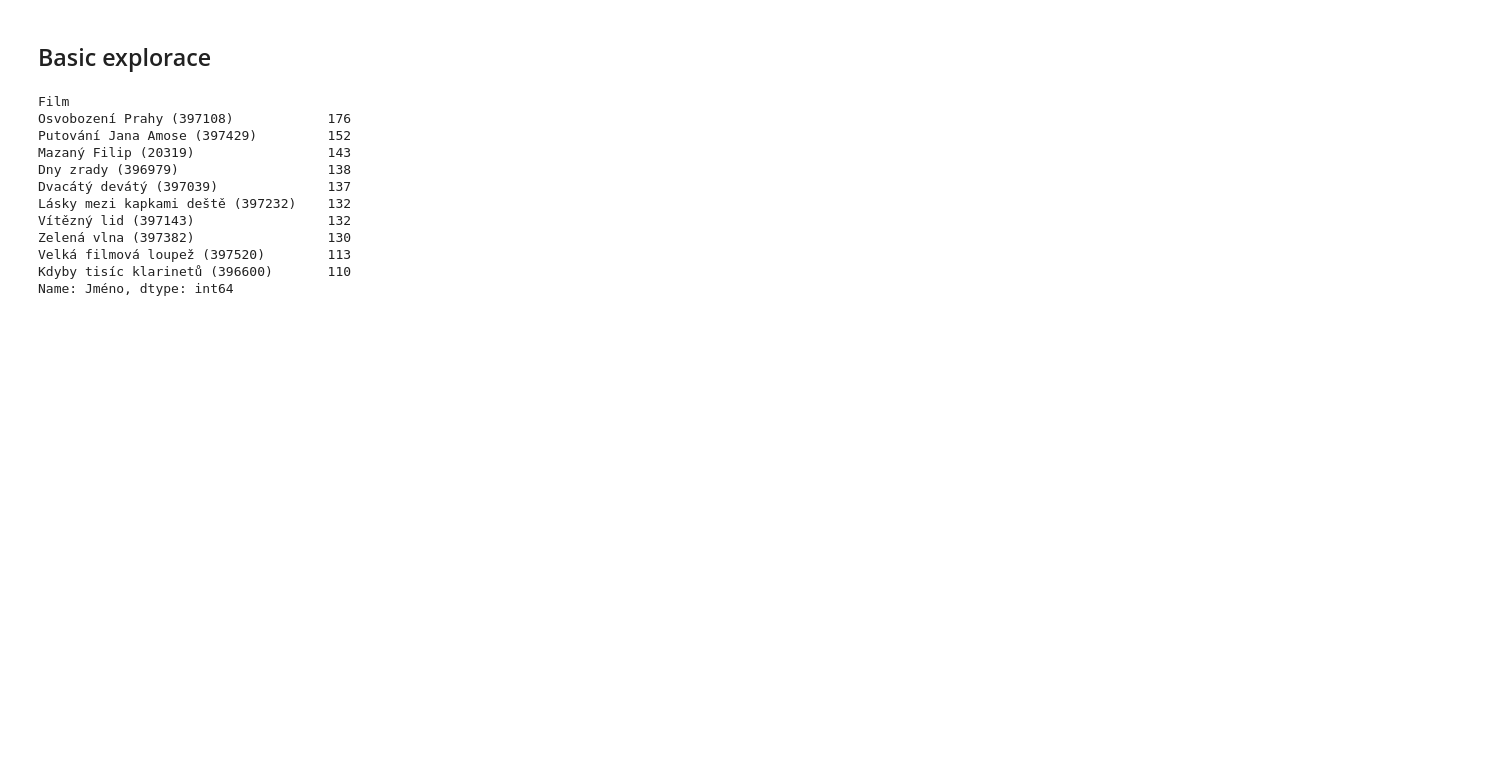
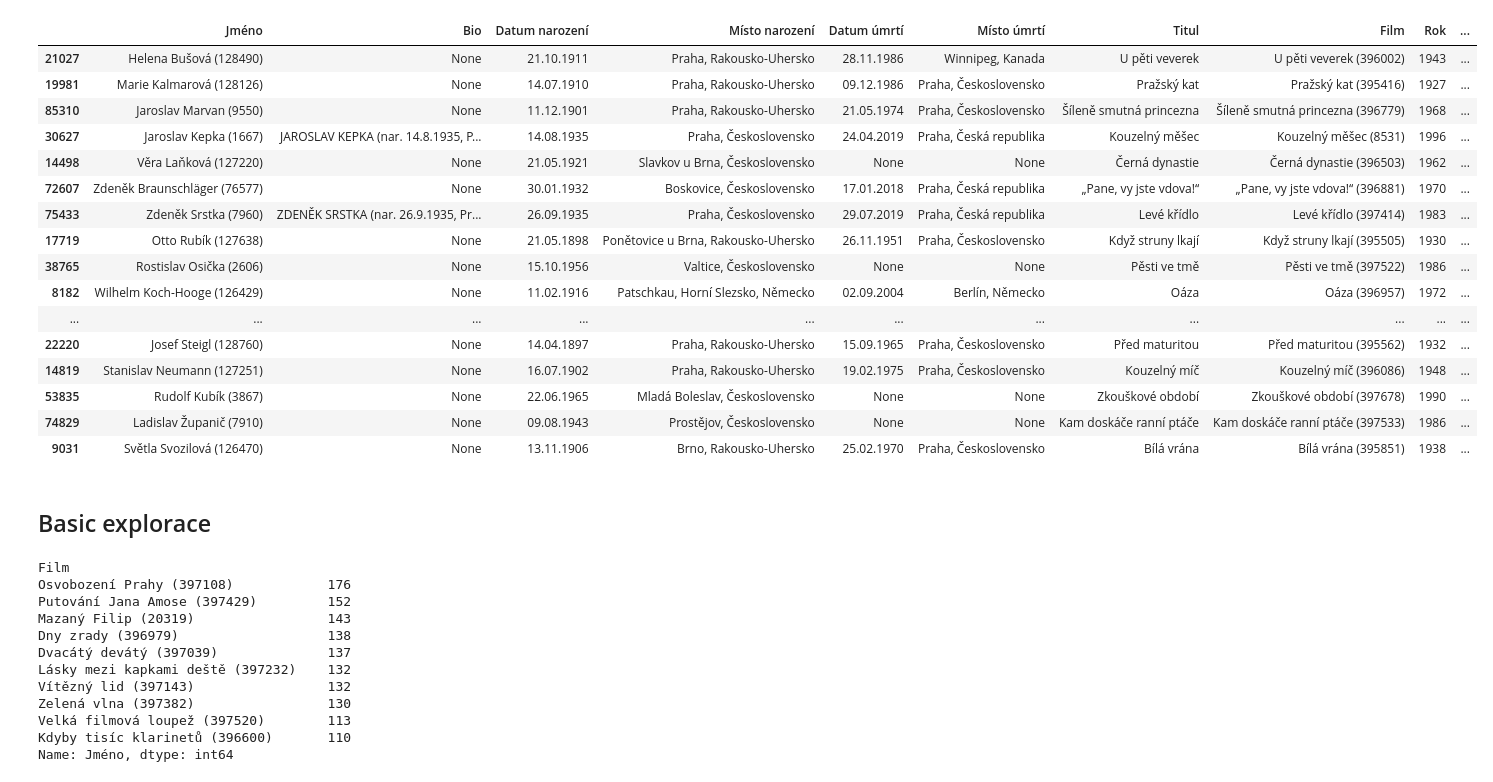
Before and after one commit to DataRozhlas/filmovy-prehled, a Jupyter notebook: 08 explorace herectva.ipynb, the cells around one changed output. Drawn from its saved outputs; the diff is of its cells as text; code cells hidden in the pictures; blank space fills up the shorter version.

```diff
--- a/08 explorace herectva.ipynb
+++ b/08 explorace herectva.ipynb
@@ -5,3 +5,5 @@ herectvo = pd.read_json("herectvo.json")
 # %%
 herectvo = herectvo.explode("Role")
 herectvo = herectvo.explode("Úloha")
+# %%
+herectvo = herectvo[herectvo["Úloha"] == "Hrají"]
@@ -8,3 +30,23 @@ herectvo = herectvo.explode("Úloha")
+# %%
+herectvo.sample(20)
+# %% [output]
+|  | Jméno | Bio | Datum narození | Místo narození | Datum úmrtí | Místo úmrtí | Titul | Film | Rok | ... |
+| 21027 | Helena Bušová (128490) | None | 21.10.1911 | Praha, Rakousko-Uhersko | 28.11.1986 | Winnipeg, Kanada | U pěti veverek | U pěti veverek (396002) | 1943 | ... |
+| 19981 | Marie Kalmarová (128126) | None | 14.07.1910 | Praha, Rakousko-Uhersko | 09.12.1986 | Praha, Československo | Pražský kat | Pražský kat (395416) | 1927 | ... |
+| 85310 | Jaroslav Marvan (9550) | None | 11.12.1901 | Praha, Rakousko-Uhersko | 21.05.1974 | Praha, Československo | Šíleně smutná princezna | Šíleně smutná princezna (396779) | 1968 | ... |
+| 30627 | Jaroslav Kepka (1667) | JAROSLAV KEPKA (nar. 14.8.1935, P... | 14.08.1935 | Praha, Československo | 24.04.2019 | Praha, Česká republika | Kouzelný měšec | Kouzelný měšec (8531) | 1996 | ... |
+| 14498 | Věra Laňková (127220) | None | 21.05.1921 | Slavkov u Brna, Československo | None | None | Černá dynastie | Černá dynastie (396503) | 1962 | ... |
+| 72607 | Zdeněk Braunschläger (76577) | None | 30.01.1932 | Boskovice, Československo | 17.01.2018 | Praha, Česká republika | „Pane, vy jste vdova!“ | „Pane, vy jste vdova!“ (396881) | 1970 | ... |
+| 75433 | Zdeněk Srstka (7960) | ZDENĚK SRSTKA (nar. 26.9.1935, Pr... | 26.09.1935 | Praha, Československo | 29.07.2019 | Praha, Česká republika | Levé křídlo | Levé křídlo (397414) | 1983 | ... |
+| 17719 | Otto Rubík (127638) | None | 21.05.1898 | Ponětovice u Brna, Rakousko-Uhersko | 26.11.1951 | Praha, Československo | Když struny lkají | Když struny lkají (395505) | 1930 | ... |
+| 38765 | Rostislav Osička (2606) | None | 15.10.1956 | Valtice, Československo | None | None | Pěsti ve tmě | Pěsti ve tmě (397522) | 1986 | ... |
+| 8182 | Wilhelm Koch-Hooge (126429) | None | 11.02.1916 | Patschkau, Horní Slezsko, Německo | 02.09.2004 | Berlín, Německo | Oáza | Oáza (396957) | 1972 | ... |
+| ... | ... | ... | ... | ... | ... | ... | ... | ... | ... | ... |
+| 22220 | Josef Steigl (128760) | None | 14.04.1897 | Praha, Rakousko-Uhersko | 15.09.1965 | Praha, Československo | Před maturitou | Před maturitou (395562) | 1932 | ... |
+| 14819 | Stanislav Neumann (127251) | None | 16.07.1902 | Praha, Rakousko-Uhersko | 19.02.1975 | Praha, Československo | Kouzelný míč | Kouzelný míč (396086) | 1948 | ... |
+| 53835 | Rudolf Kubík (3867) | None | 22.06.1965 | Mladá Boleslav, Československo | None | None | Zkouškové období | Zkouškové období (397678) | 1990 | ... |
+| 74829 | Ladislav Županič (7910) | None | 09.08.1943 | Prostějov, Československo | None | None | Kam doskáče ranní ptáče | Kam doskáče ranní ptáče (397533) | 1986 | ... |
+| 9031 | Světla Svozilová (126470) | None | 13.11.1906 | Brno, Rakousko-Uhersko | 25.02.1970 | Praha, Československo | Bílá vrána | Bílá vrána (395851) | 1938 | ... |
 # %% [markdown]
 ## Basic explorace
 # %%
```
Also changed, not shown: parts of 32 cells of this notebook, 5 other files.
